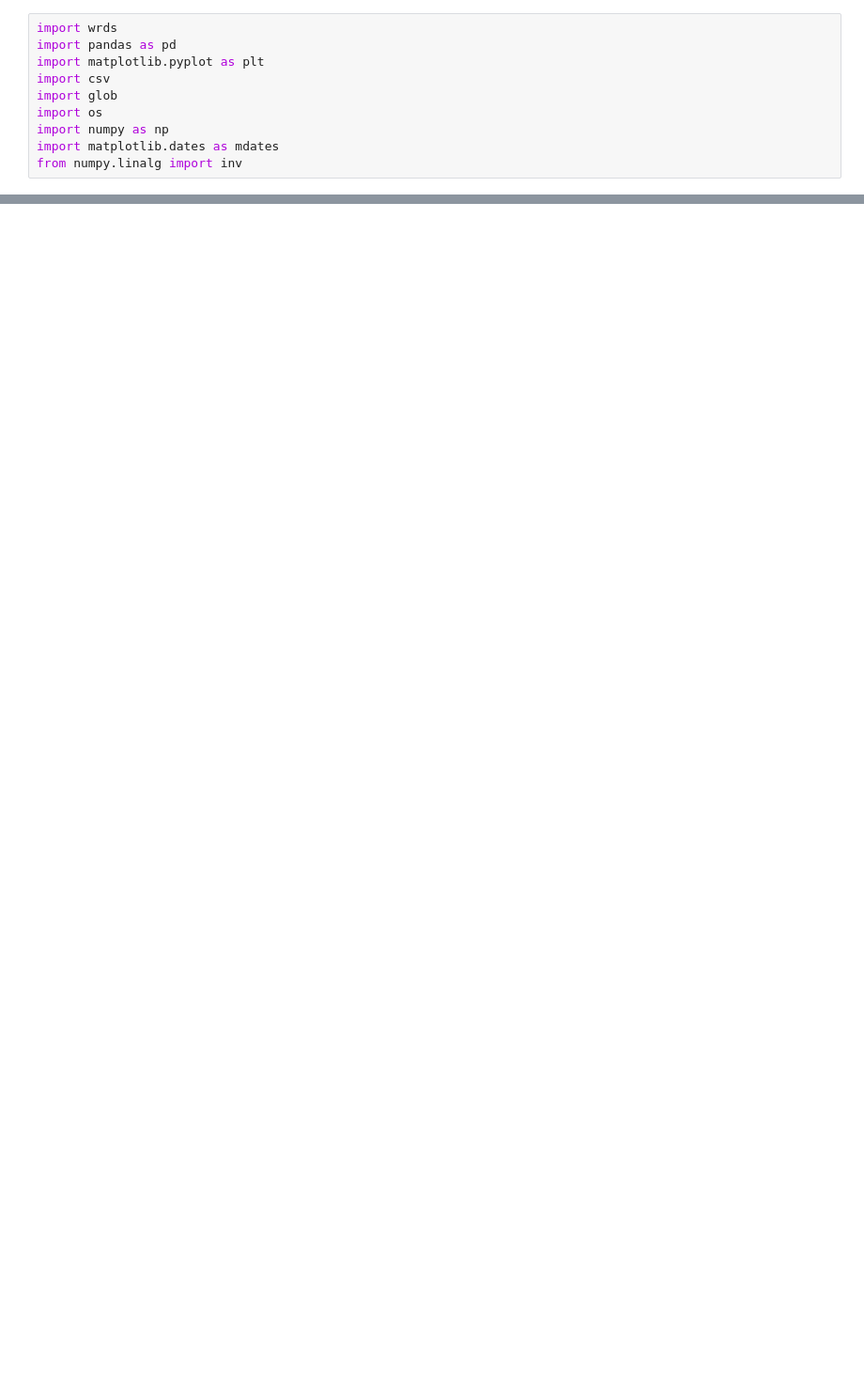
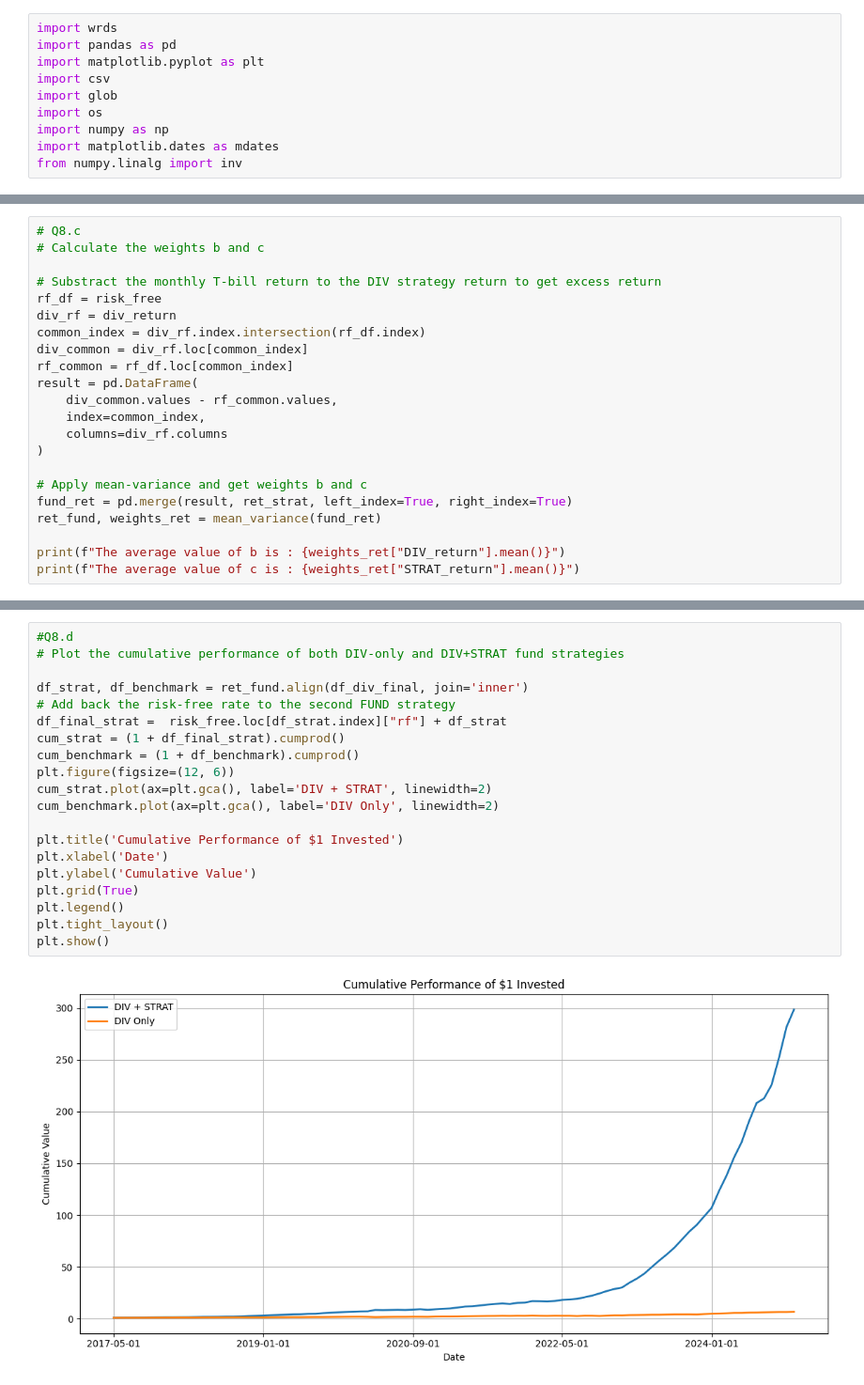
Before and after one commit to matthias-wyss/Investments-project, a Jupyter notebook: exercise8.ipynb, the cells around one changed output, grey strips where cells are left out. Shown at 94% size. Cells and saved outputs as stored; diff of their text form; blank space fills up the shorter version.

```diff
--- a/exercise8.ipynb
+++ b/exercise8.ipynb
@@ -37,0 +116,22 @@ MergeError: Passing 'suffixes' which cause duplicate columns {'date_x'} is not a
+# %%
+# Q8.c
+# Calculate the weights b and c
+
+# Substract the monthly T-bill return to the DIV strategy return to get excess return
+rf_df = risk_free
+div_rf = div_return
+common_index = div_rf.index.intersection(rf_df.index)
+div_common = div_rf.loc[common_index]
+rf_common = rf_df.loc[common_index]
+result = pd.DataFrame(
+    div_common.values - rf_common.values,
+    index=common_index,
+    columns=div_rf.columns
+)
+
+# Apply mean-variance and get weights b and c
+fund_ret = pd.merge(result, ret_strat, left_index=True, right_index=True)
+ret_fund, weights_ret = mean_variance(fund_ret)
+
+print(f"The average value of b is : {weights_ret["DIV_return"].mean()}")
+print(f"The average value of c is : {weights_ret["STRAT_return"].mean()}")
@@ -37,0 +176,22 @@ MergeError: Passing 'suffixes' which cause duplicate columns {'date_x'} is not a
+# %%
+#Q8.d
+# Plot the cumulative performance of both DIV-only and DIV+STRAT fund strategies
+
+df_strat, df_benchmark = ret_fund.align(df_div_final, join='inner')
+# Add back the risk-free rate to the second FUND strategy
+df_final_strat =  risk_free.loc[df_strat.index]["rf"] + df_strat
+cum_strat = (1 + df_final_strat).cumprod()
+cum_benchmark = (1 + df_benchmark).cumprod()
+plt.figure(figsize=(12, 6))
+cum_strat.plot(ax=plt.gca(), label='DIV + STRAT', linewidth=2)
+cum_benchmark.plot(ax=plt.gca(), label='DIV Only', linewidth=2)
+
+plt.title('Cumulative Performance of $1 Invested')
+plt.xlabel('Date')
+plt.ylabel('Cumulative Value')
+plt.grid(True)
+plt.legend()
+plt.tight_layout()
+plt.show()
+# %% [output]
+[figure, added]
```
Also changed, not shown: parts of 10 cells of this notebook.
